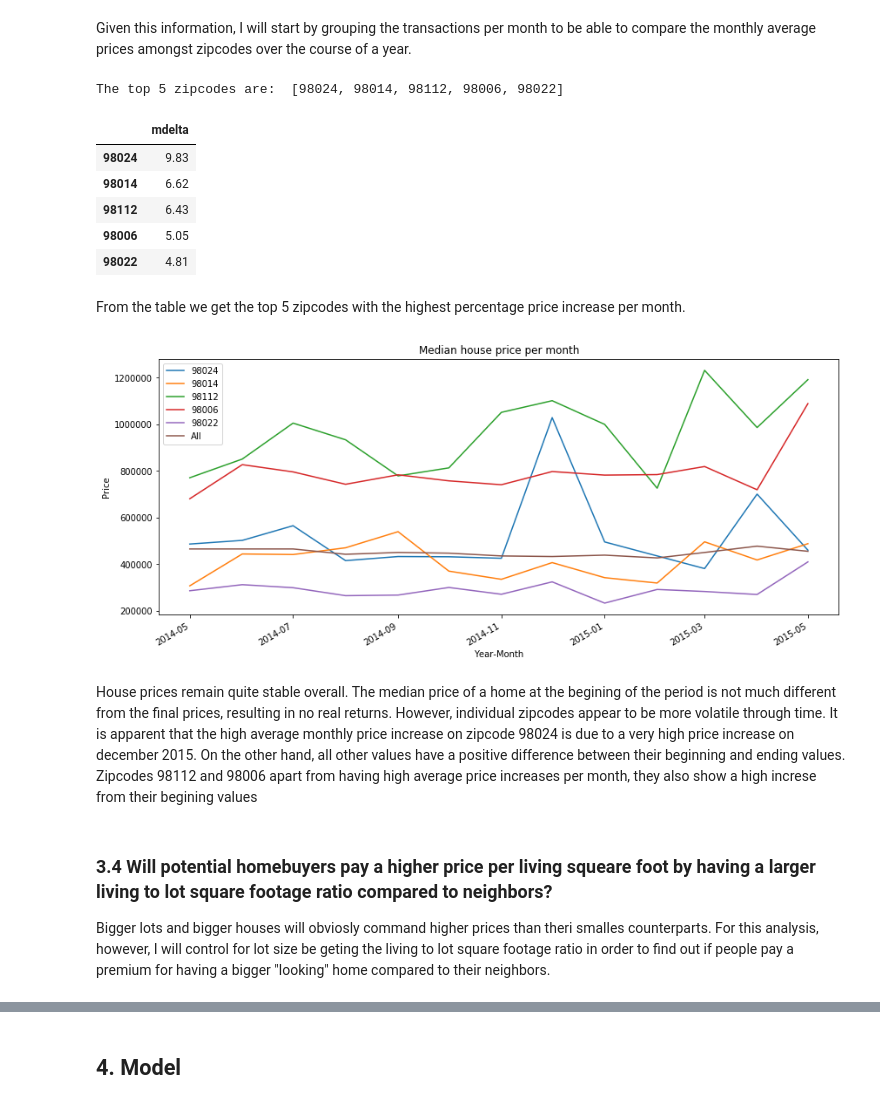
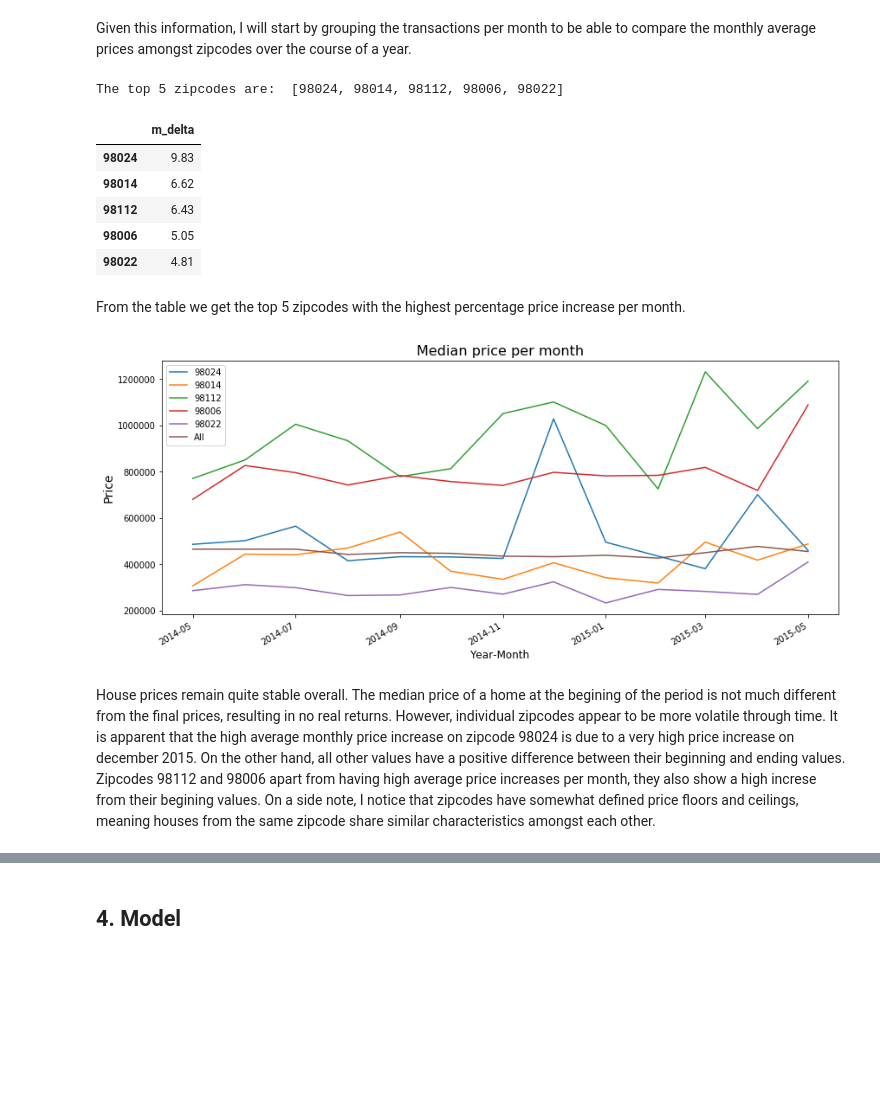
Before and after one commit to feraguilari/dsc-1-final-project-online-ds-pt-021119, a Jupyter notebook: student.ipynb, the cells around one changed output, grey strips where cells are left out. Cells and saved outputs as stored; diff of their text form; code cells hidden in the pictures; blank space fills up the shorter version.

```diff
--- a/student.ipynb
+++ b/student.ipynb
@@ -421,13 +421,13 @@ for zipcode in zipcodes:
     delta = round(month_delta.mean()*100,2)
     deltas_dict[zipcode] = delta
 #Create dataframe
-df_deltas = pd.DataFrame.from_dict(deltas_dict,orient='index', columns=['mdelta'])
+df_deltas = pd.DataFrame.from_dict(deltas_dict,orient='index', columns=['m_delta'])
 #Top 5 zipcodes.
-print('The top 5 zipcodes are: ', list(df_deltas.sort_values('mdelta', axis=0, ascending=False).index[:5]))
-df_deltas.sort_values('mdelta', axis=0, ascending=False).head()
+print('The top 5 zipcodes are: ', list(df_deltas.sort_values('m_delta', axis=0, ascending=False).index[:5]))
+df_deltas.sort_values('m_delta', axis=0, ascending=False).head()
 # %% [output]
 The top 5 zipcodes are:  [98024, 98014, 98112, 98006, 98022]
-|  | mdelta |
+|  | m_delta |
 | 98024 | 9.83 |
 | 98014 | 6.62 |
 | 98112 | 6.43 |
@@ -437,23 +437,21 @@ The top 5 zipcodes are:  [98024, 98014, 98112, 98006, 98022]
 From the table we get the top 5 zipcodes with the highest percentage price increase per month.
 # %%
 #Create list of top 5 zipcodes
-top5_zip= list(df_deltas.sort_values('mdelta', axis=0, ascending=False).index[:5])
+top5_zip= list(df_deltas.sort_values('m_delta', axis=0, ascending=False).index[:5])
 #Create figure
 fig = plt.figure(figsize=(14,6))
 for zipcode in top5_zip:
     df_temp = df_months[df_months['zipcode']== zipcode].copy()
     df_temp = df_temp.groupby('YearMonth').price.median()
     df_temp.plot(label=zipcode, legend=True)
 df_temp = df_months.groupby('YearMonth').price.median()
 df_temp.plot(label='All', legend=True)
-plt.title('Median house price per month')
-plt.xlabel('Year-Month')
-plt.ylabel('Price')
+plt.title('Median price per month',fontsize=16)
+plt.xlabel('Year-Month', fontsize=12)
+plt.ylabel('Price', fontsize=14)
 plt.show();
 # %% [output]
-[figure, old version]
+[figure, new version]
 # %% [markdown]
-House prices remain quite stable overall. The median price of a home at the begining of the period is not much different from the final prices, resulting in no real returns. However, individual zipcodes appear to be more volatile through time. It is apparent that the high average monthly price increase on zipcode 98024 is due to a very high price increase on december 2015. On the other hand, all other values have a positive difference between their beginning and ending values. Zipcodes 98112 and 98006 apart from having high average price increases per month, they also show a high increse from their begining values
+House prices remain quite stable overall. The median price of a home at the begining of the period is not much different from the final prices, resulting in no real returns. However, individual zipcodes appear to be more volatile through time. It is apparent that the high average monthly price increase on zipcode 98024 is due to a very high price increase on december 2015. On the other hand, all other values have a positive difference between their beginning and ending values. Zipcodes 98112 and 98006 apart from having high average price increases per month, they also show a high increse from their begining values.
+On a side note, I notice that zipcodes have somewhat defined price floors and ceilings, meaning houses from the same zipcode share similar characteristics amongst each other.
-# %% [markdown]
-### 3.4 Will potential homebuyers pay a higher price per living squeare foot by having a larger living to lot square footage ratio compared to neighbors?
-Bigger lots and bigger houses will obviosly command higher prices than theri smalles counterparts. For this analysis, however, I will control for lot size be geting the living to lot square footage ratio in order to find out if people pay a premium for having a bigger "looking" home compared to their neighbors.
```
Also changed, not shown: parts of 11 cells of this notebook.
